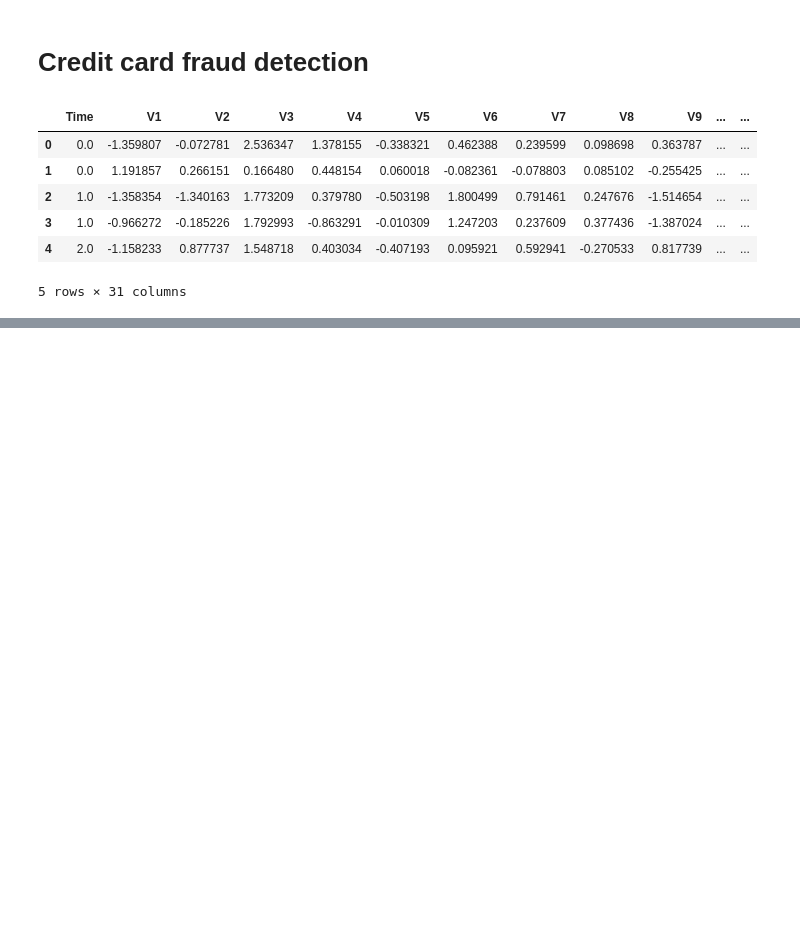
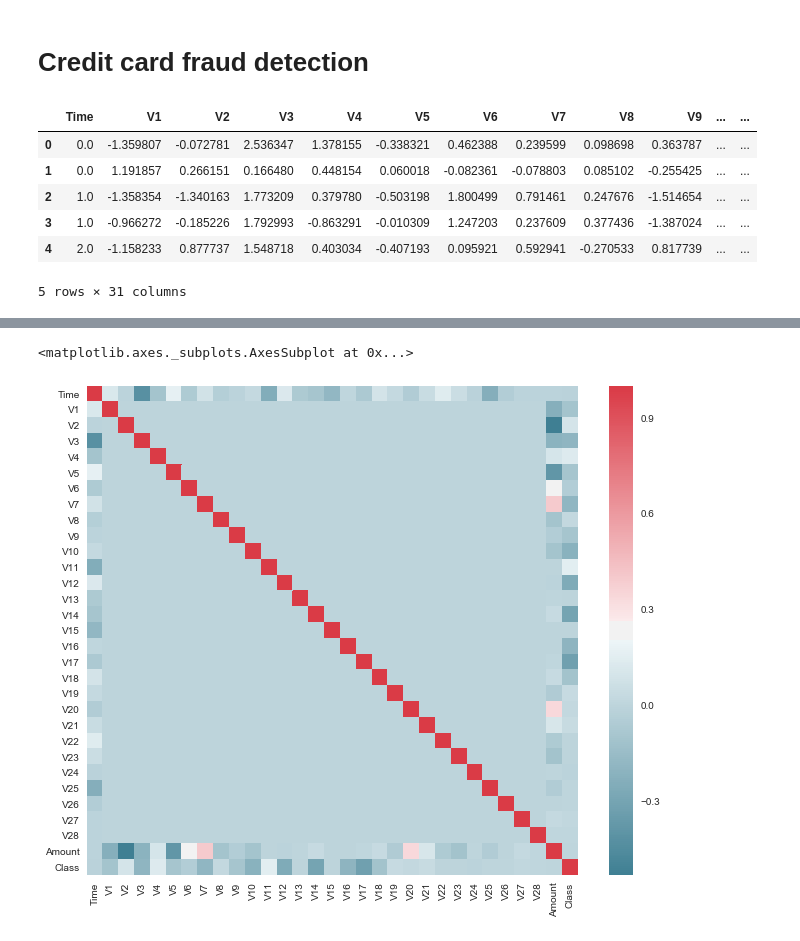
Before and after one commit to MojiFar/fraud_detection, a Jupyter notebook: fraud_detection.ipynb, the cells around one changed output, grey strips where cells are left out. Drawn from its saved outputs; the diff is of its cells as text; code cells hidden in the pictures; blank space fills up the shorter version.

```diff
--- a/fraud_detection.ipynb
+++ b/fraud_detection.ipynb
@@ -30,0 +55,12 @@ show()
+# %%
+import seaborn as sns
+sns.set(style="white")
+corr = dataset.corr()
+f, ax = plt.subplots(figsize=(11, 9))
+cmap = sns.diverging_palette(220, 10, as_cmap=True)
+sns.heatmap(corr, cmap = cmap,
+            xticklabels=corr.columns.values,
+            yticklabels=corr.columns.values)
+# %% [output]
+<matplotlib.axes._subplots.AxesSubplot at 0x...>
+[figure, added]
```
Also changed, not shown: parts of 14 cells of this notebook.
